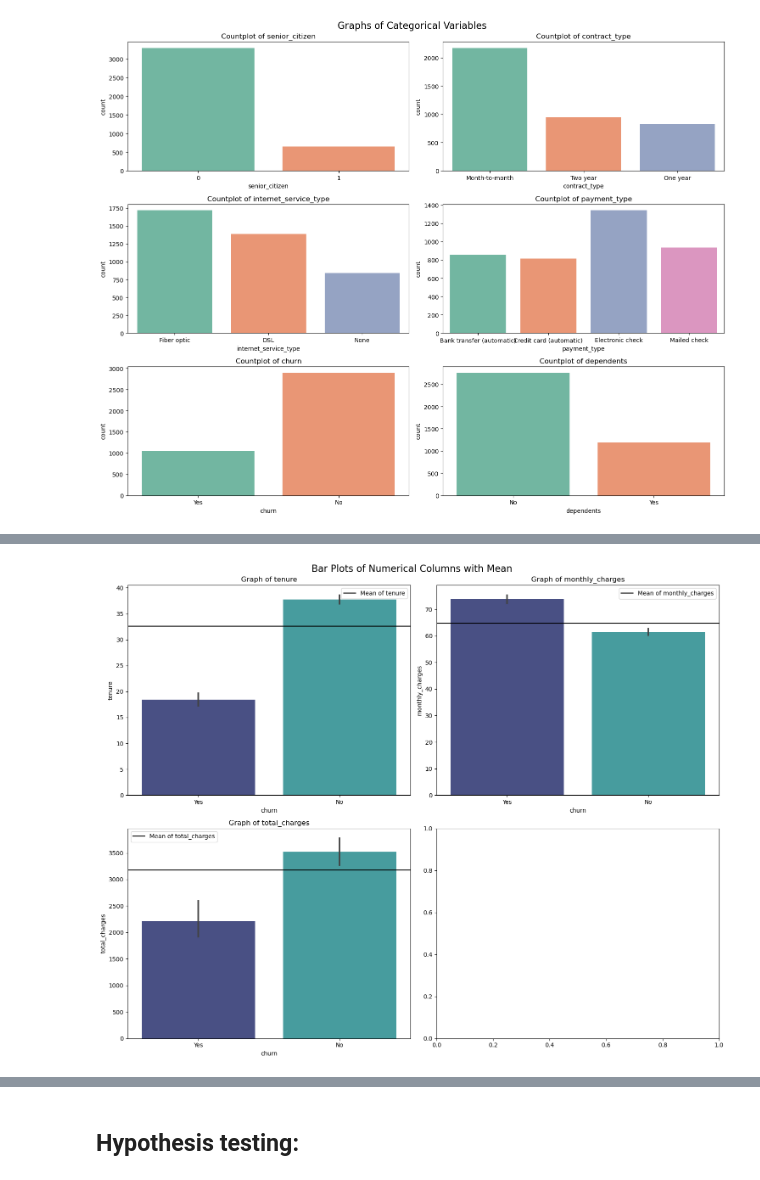
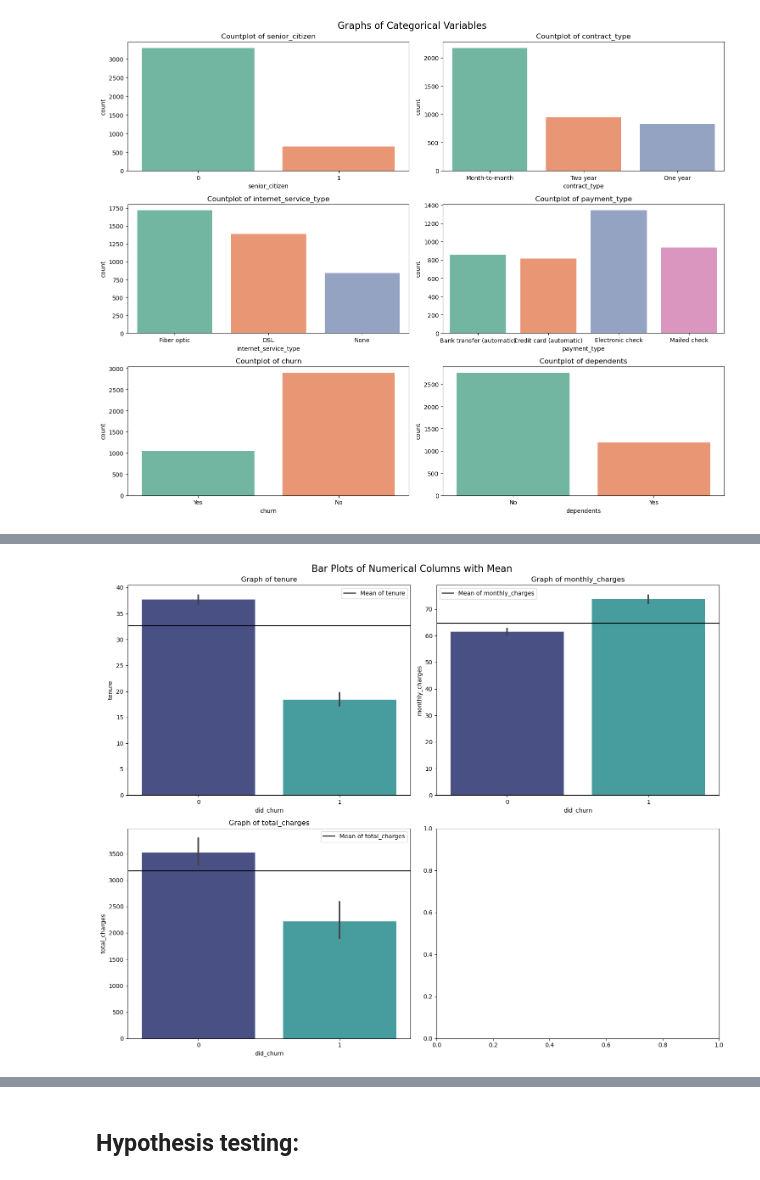
Before and after one commit to NikkideVries/classification_telco_project, a Jupyter notebook: final_telco.ipynb, the cells around one changed output, grey strips where cells are left out. Cells and saved outputs as stored; diff of their text form; code cells hidden in the pictures.

```diff
--- a/final_telco.ipynb
+++ b/final_telco.ipynb
@@ -183,5 +183,5 @@ I had to make numerical and categorical columns first, and this is what i got! <
 - `num_cols` = ['tenure', 'monthly_charges', 'total_charges']
 # %%
 # create dummy column
-train.loc[:, 'did_churn'] = (train.churn == 'Yes').astype(int)
+#train.loc[:, 'did_churn'] = (train.churn == 'Yes').astype(int)
 # %%
@@ -229,6 +226,6 @@ Bivariate Takeaways: <br>
 # %%
 # lets take a look:
-target = 'churn'
+target = 'did_churn'
 wr.create_subplots_barplots_with_mean(train, target)
 # %% [output]
-[figure, old version]
+[figure, new version]
```
Also changed, not shown: parts of 14 cells of this notebook, 1 other file.
